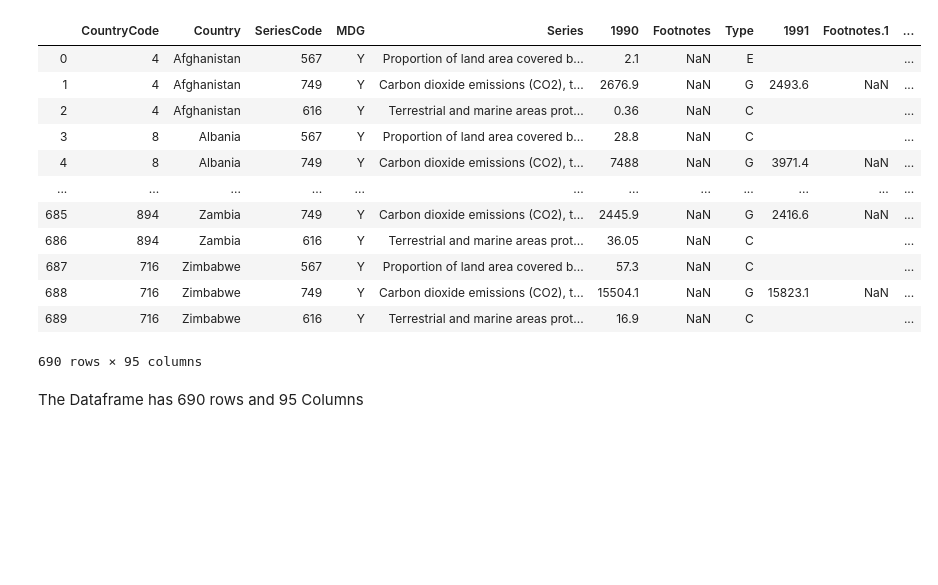
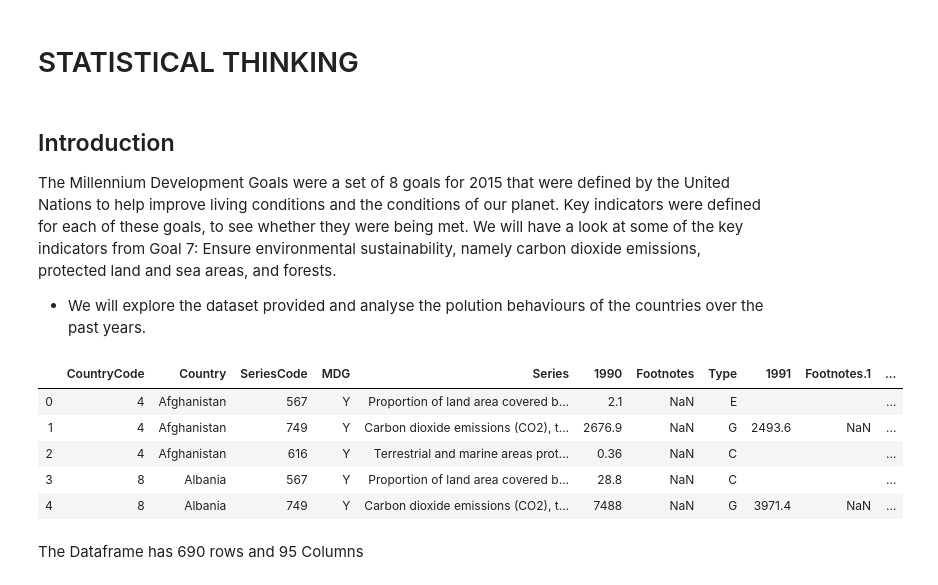
Before and after one commit to KhomotsoT/statistical-thinking, a Jupyter notebook: Statistical-thinking.ipynb, the cells around one changed output. Drawn from its saved outputs; the diff is of its cells as text; code cells hidden in the pictures; blank space fills up the shorter version.

```diff
--- a/Statistical-thinking.ipynb
+++ b/Statistical-thinking.ipynb
@@ -1,3 +1,10 @@
+# %% [markdown]
+ #                                                  STATISTICAL THINKING
+# %% [markdown]
+## Introduction
+The Millennium Development Goals were a set of 8 goals for 2015 that were defined by the United Nations to help improve living conditions and the conditions of our planet. Key indicators were defined for each of these goals, to see whether they were being met. We will have a look at some of the key indicators from Goal 7: Ensure environmental sustainability, namely carbon dioxide emissions, protected land and sea areas, and forests.
+
+* We will explore the dataset provided and analyse the polution behaviours of the countries over the past years.
 # %%
 import pandas as pd
 import seaborn as sns
@@ -16,21 +22,14 @@ sns.set()
 # %%
 df = pd.read_csv("mdg.csv")
 # %%
-df
+df.head()
 # %% [output]
 |  | CountryCode | Country | SeriesCode | MDG | Series | 1990 | Footnotes | Type | 1991 | Footnotes.1 | ... |
 | 0 | 4 | Afghanistan | 567 | Y | Proportion of land area covered b... | 2.1 | NaN | E |  |  | ... |
 | 1 | 4 | Afghanistan | 749 | Y | Carbon dioxide emissions (CO2), t... | 2676.9 | NaN | G | 2493.6 | NaN | ... |
 | 2 | 4 | Afghanistan | 616 | Y | Terrestrial and marine areas prot... | 0.36 | NaN | C |  |  | ... |
 | 3 | 8 | Albania | 567 | Y | Proportion of land area covered b... | 28.8 | NaN | C |  |  | ... |
 | 4 | 8 | Albania | 749 | Y | Carbon dioxide emissions (CO2), t... | 7488 | NaN | G | 3971.4 | NaN | ... |
-| ... | ... | ... | ... | ... | ... | ... | ... | ... | ... | ... | ... |
-| 685 | 894 | Zambia | 749 | Y | Carbon dioxide emissions (CO2), t... | 2445.9 | NaN | G | 2416.6 | NaN | ... |
-| 686 | 894 | Zambia | 616 | Y | Terrestrial and marine areas prot... | 36.05 | NaN | C |  |  | ... |
-| 687 | 716 | Zimbabwe | 567 | Y | Proportion of land area covered b... | 57.3 | NaN | C |  |  | ... |
-| 688 | 716 | Zimbabwe | 749 | Y | Carbon dioxide emissions (CO2), t... | 15504.1 | NaN | G | 15823.1 | NaN | ... |
-| 689 | 716 | Zimbabwe | 616 | Y | Terrestrial and marine areas prot... | 16.9 | NaN | C |  |  | ... |
-690 rows × 95 columns
 # %% [markdown]
  The Dataframe has 690 rows and 95 Columns
 # %% [markdown]
```
Also changed, not shown: parts of 45 cells of this notebook.
